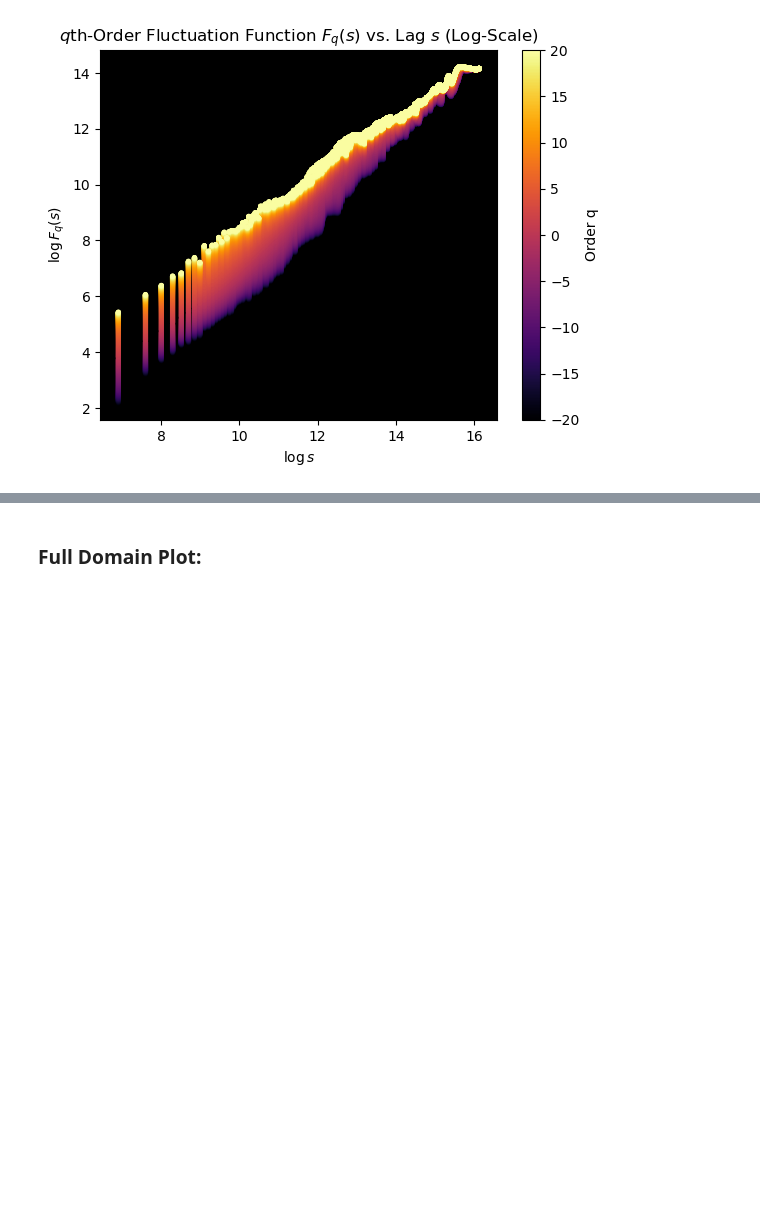
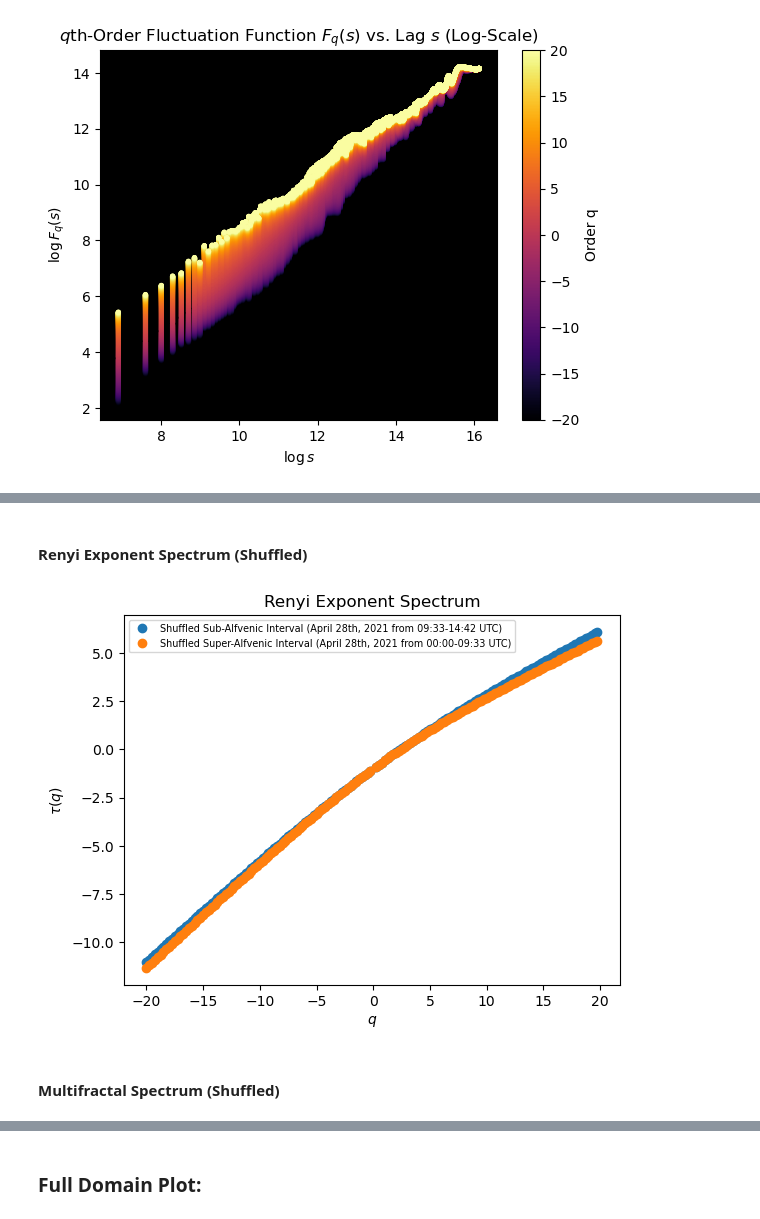
Before and after one commit to sfcoscia/Solar_Wind_MFDFA, a Jupyter notebook: MFDFA_PSP.ipynb, the cells around one changed output, grey strips where cells are left out. Cells and saved outputs as stored; diff of their text form; code cells hidden in the pictures; blank space fills up the shorter version.

```diff
--- a/MFDFA_PSP.ipynb
+++ b/MFDFA_PSP.ipynb
@@ -149,0 +203,19 @@ TypeError: PSDfunc() missing 1 required positional argument: 'label'
+# %% [markdown]
+#### Renyi Exponent Spectrum (Shuffled)
+# %%
+# Now find and plot the Renyi exponent spectrum from the Hurst spectrum:
+tauFunc_shuf1=MFDFAlib.renyiExp(qList,h_shuf1)
+tauFunc_shuf2=MFDFAlib.renyiExp(qList,h_shuf2)
+########PLOTTING#################
+plt.plot(qList,tauFunc_shuf1,'o',label = 'Shuffled Sub-Alfvenic Interval (April 28th, 2021 from 09:33-14:42 UTC)')
+plt.plot(qList,tauFunc_shuf2,'o', label = 'Shuffled Super-Alfvenic Interval (April 28th, 2021 from 00:00-09:33 UTC)')
+plt.xlabel(r'$q$')
+plt.ylabel(r'$\tau(q)$')
+plt.legend(fontsize = 'x-small')
+plt.title('Renyi Exponent Spectrum')
+plt.show()
+#################################
+# %% [output]
+[figure, added]
+# %% [markdown]
+#### Multifractal Spectrum (Shuffled)
```
Also changed, not shown: parts of 20 cells of this notebook, 4 other files.
